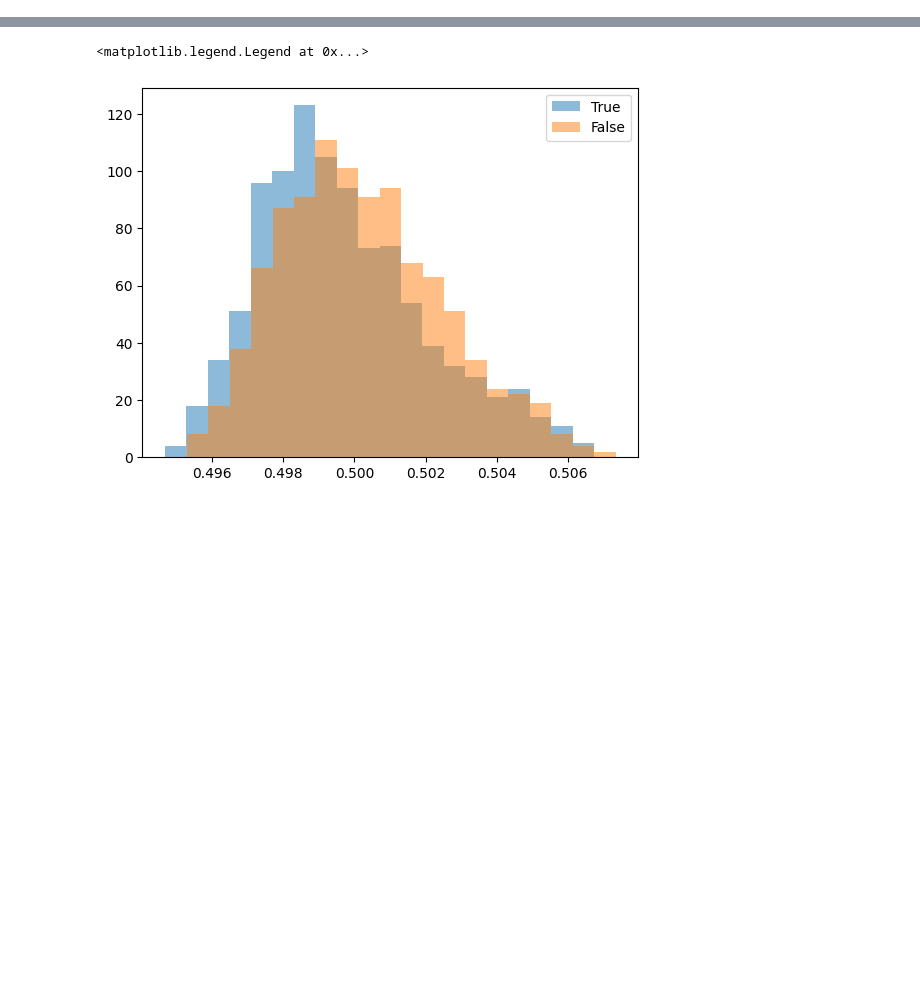
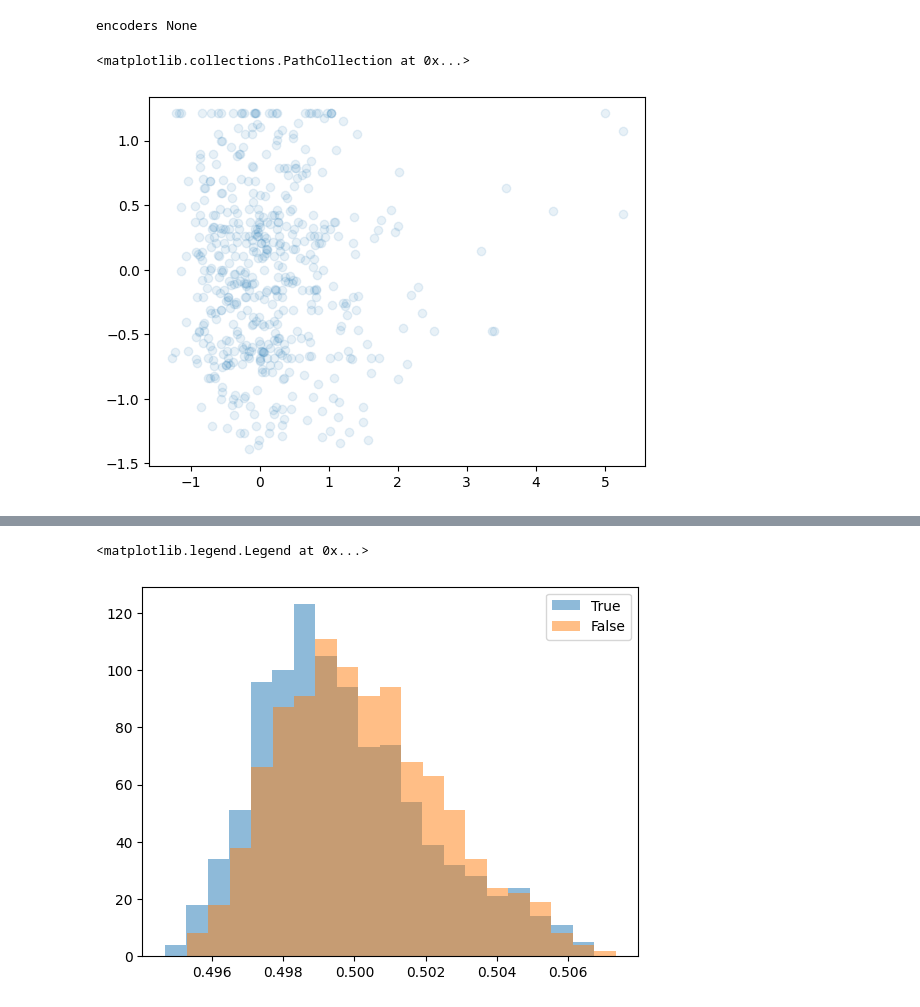
Before and after one commit to LeoGrin/differentiable_tabpfn, a Jupyter notebook: improve_tabpfn.ipynb, the cells around one changed output, grey strips where cells are left out. Cells and saved outputs as stored; diff of their text form; code cells hidden in the pictures; blank space fills up the shorter version.

```diff
--- a/improve_tabpfn.ipynb
+++ b/improve_tabpfn.ipynb
@@ -166,18 +162,42 @@ syn_model._fit.__code__
 # %%
 from sklearn.datasets import make_moons
-X, _ = make_moons(n_samples=1000, noise=0.1)
+import matplotlib.pyplot as plt
+from synthcity.plugins import Plugins
+from synthcity.plugins.core.dataloader import GenericDataLoader
+from sklearn.preprocessing import RobustScaler
+from synthcity_addons import generators
+import numpy as np
+#X, _ = make_moons(n_samples=5000, noise=0.1)
+import openml
+
+task_id = 361078
+task = openml.tasks.get_task(task_id)
+X, y = task.get_X_and_y()
+# shuffle
+indices = np.random.permutation(X.shape[0])
+X = X[indices]
+y = y[indices]
+
+#normalize
+X = RobustScaler().fit_transform(X)
+
+X = X[:, :4]
 
 loader = GenericDataLoader(X)
 
-import matplotlib.pyplot as plt
-from synthcity.plugins import Plugins
-from synthcity.plugins.core.dataloader import GenericDataLoader
 
+device = "cuda:0"
 
-#syn_model = Plugins().get("tabpfn_points", n_batches=1, lr=0.1, store_intermediate_data=True)
-syn_model = tabpfn_points_plugin(n_batches=200, lr=0.1, store_intermediate_data=True)
-tabpfn_output_proba, X_false_train, y_test = syn_model._fit(loader)
+# syn_model = Plugins().get("tabpfn_points", n_batches=100, lr=0.02, store_intermediate_data=True, initialization_strategy="smote",
+#                            store_animation_path="animation.mp4", device=device, use_kmeans_tabpfn=True, n_clusters_kmeans_tabpfn=5, n_ensembles=1,
+#                           loss="adjusted", noise_std=1)
+#syn_model = Plugins().get("ddpm")
+#syn_model = tabpfn_points_plugin(n_batches=2, lr=0.1, store_intermediate_data=True, initialization_strategy="smote", store_animation_path="animation.mp4")
+#tabpfn_output_proba, X_false_train, y_test = syn_model.fit(loader)
+syn_model = Plugins().get("smote")
+syn_model.fit(loader)
 
-#false_data = syn_model.generate(512).numpy()
-# plt.scatter(false_data[:, 0], false_data[:, 1], alpha=0.1)
-# plt.title(method)
+false_data = syn_model.generate(512).numpy()
+plt.scatter(false_data[:, 0], false_data[:, 1], alpha=0.1)
+#plt.title(method)
+# %% [output]
@@ -183,0 +208,3 @@ tabpfn_output_proba, X_false_train, y_test = syn_model._fit(loader)
+encoders None
+<matplotlib.collections.PathCollection at 0x...>
+[figure, added]
```
Also changed, not shown: parts of 20 cells of this notebook, 9 other files.
